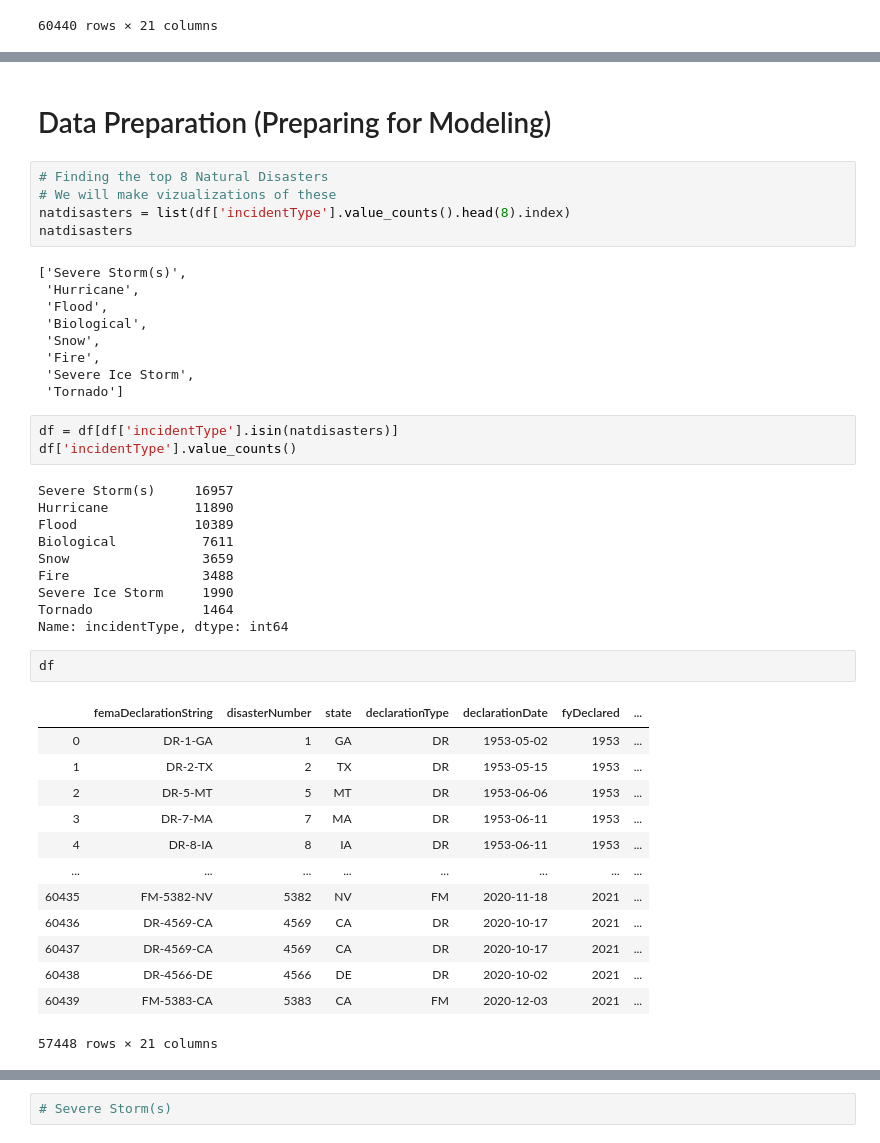
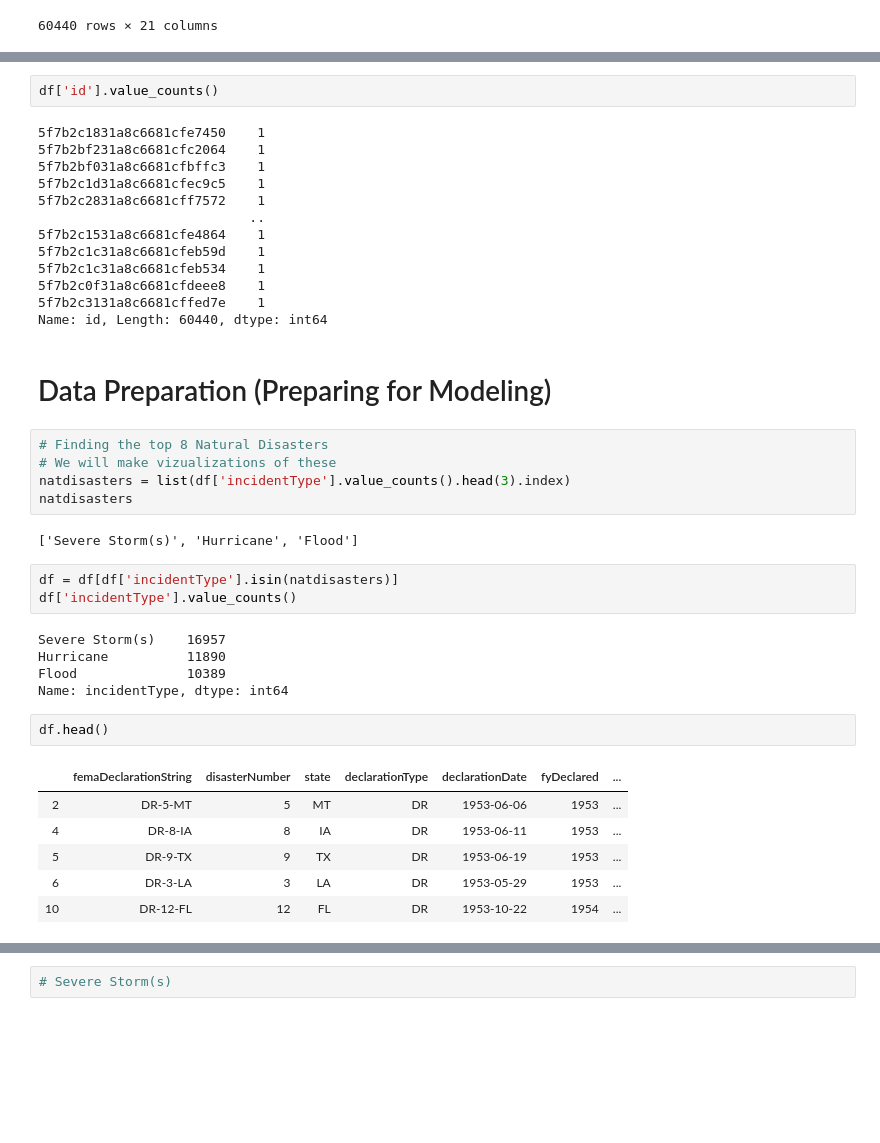
Before and after one commit to rachelbeery/dsc-phase-4-project, a Jupyter notebook: Time_Series_FEMA_Emergency_Declarations.ipynb, the cells around one changed output, grey strips where cells are left out. Drawn from its saved outputs; the diff is of its cells as text; blank space fills up the shorter version.

```diff
--- a/Time_Series_FEMA_Emergency_Declarations.ipynb
+++ b/Time_Series_FEMA_Emergency_Declarations.ipynb
@@ -608,48 +579,44 @@ df
+# %%
+df['id'].value_counts()
+# %% [output]
+5f7b2c1831a8c6681cfe7450    1
+5f7b2bf231a8c6681cfc2064    1
+5f7b2bf031a8c6681cfbffc3    1
+5f7b2c1d31a8c6681cfec9c5    1
+5f7b2c2831a8c6681cff7572    1
+                           ..
+5f7b2c1531a8c6681cfe4864    1
+5f7b2c1c31a8c6681cfeb59d    1
+5f7b2c1c31a8c6681cfeb534    1
+5f7b2c0f31a8c6681cfdeee8    1
+5f7b2c3131a8c6681cffed7e    1
+Name: id, Length: 60440, dtype: int64
 # %% [markdown]
 # Data Preparation (Preparing for Modeling)
 # %%
 # Finding the top 8 Natural Disasters
 # We will make vizualizations of these
-natdisasters = list(df['incidentType'].value_counts().head(8).index)
+natdisasters = list(df['incidentType'].value_counts().head(3).index)
 natdisasters
 # %% [output]
-['Severe Storm(s)',
- 'Hurricane',
- 'Flood',
- 'Biological',
- 'Snow',
- 'Fire',
- 'Severe Ice Storm',
- 'Tornado']
+['Severe Storm(s)', 'Hurricane', 'Flood']
 # %%
 df = df[df['incidentType'].isin(natdisasters)]
 df['incidentType'].value_counts()
 # %% [output]
-Severe Storm(s)     16957
-Hurricane           11890
-Flood               10389
-Biological           7611
-Snow                 3659
-Fire                 3488
-Severe Ice Storm     1990
-Tornado              1464
+Severe Storm(s)    16957
+Hurricane          11890
+Flood              10389
 Name: incidentType, dtype: int64
 # %%
-df
+df.head()
 # %% [output]
 |  | femaDeclarationString | disasterNumber | state | declarationType | declarationDate | fyDeclared | ... |
-| 0 | DR-1-GA | 1 | GA | DR | 1953-05-02 | 1953 | ... |
-| 1 | DR-2-TX | 2 | TX | DR | 1953-05-15 | 1953 | ... |
 | 2 | DR-5-MT | 5 | MT | DR | 1953-06-06 | 1953 | ... |
-| 3 | DR-7-MA | 7 | MA | DR | 1953-06-11 | 1953 | ... |
 | 4 | DR-8-IA | 8 | IA | DR | 1953-06-11 | 1953 | ... |
-| ... | ... | ... | ... | ... | ... | ... | ... |
-| 60435 | FM-5382-NV | 5382 | NV | FM | 2020-11-18 | 2021 | ... |
-| 60436 | DR-4569-CA | 4569 | CA | DR | 2020-10-17 | 2021 | ... |
-| 60437 | DR-4569-CA | 4569 | CA | DR | 2020-10-17 | 2021 | ... |
-| 60438 | DR-4566-DE | 4566 | DE | DR | 2020-10-02 | 2021 | ... |
-| 60439 | FM-5383-CA | 5383 | CA | FM | 2020-12-03 | 2021 | ... |
+| 5 | DR-9-TX | 9 | TX | DR | 1953-06-19 | 1953 | ... |
+| 6 | DR-3-LA | 3 | LA | DR | 1953-05-29 | 1953 | ... |
+| 10 | DR-12-FL | 12 | FL | DR | 1953-10-22 | 1954 | ... |
-57448 rows × 21 columns
 # %%
 # Make Date the index
 df['date'] = pd.to_datetime(df['declarationDate'])
```
Also changed, not shown: parts of 72 cells of this notebook.
